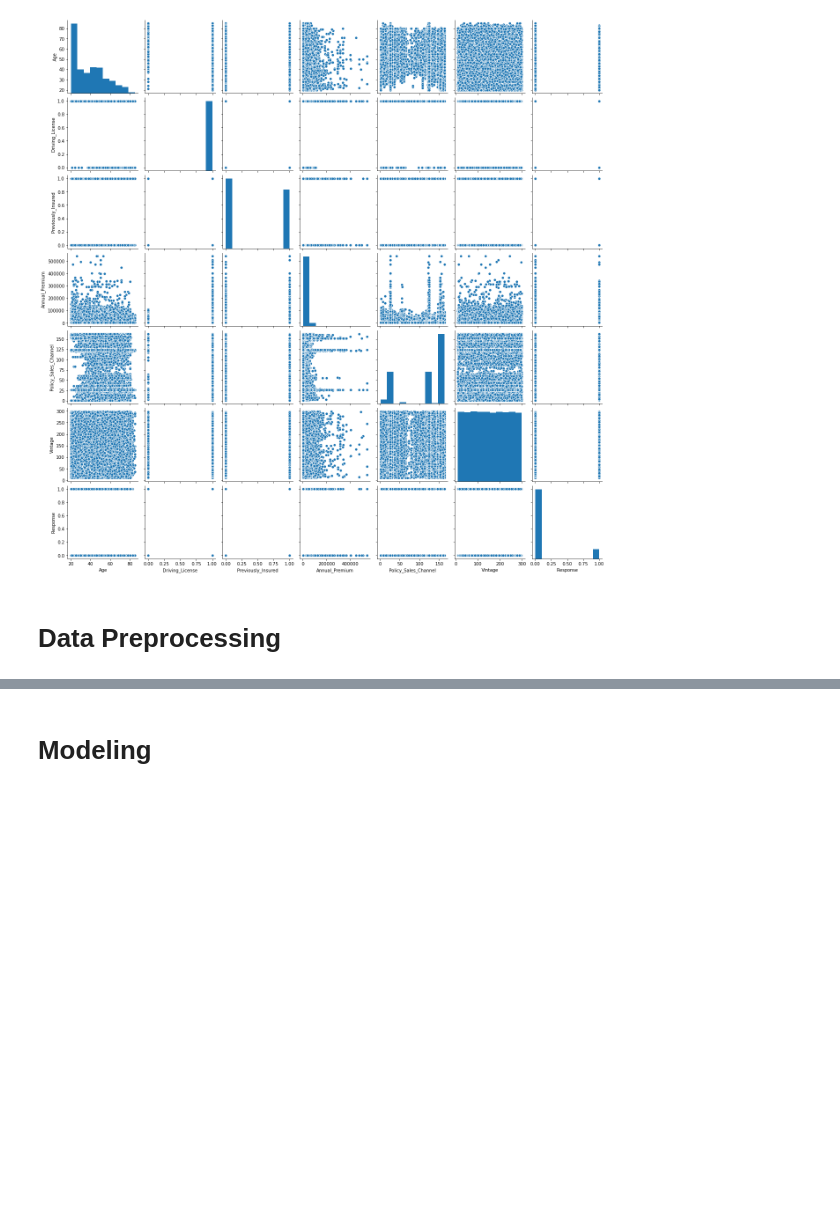
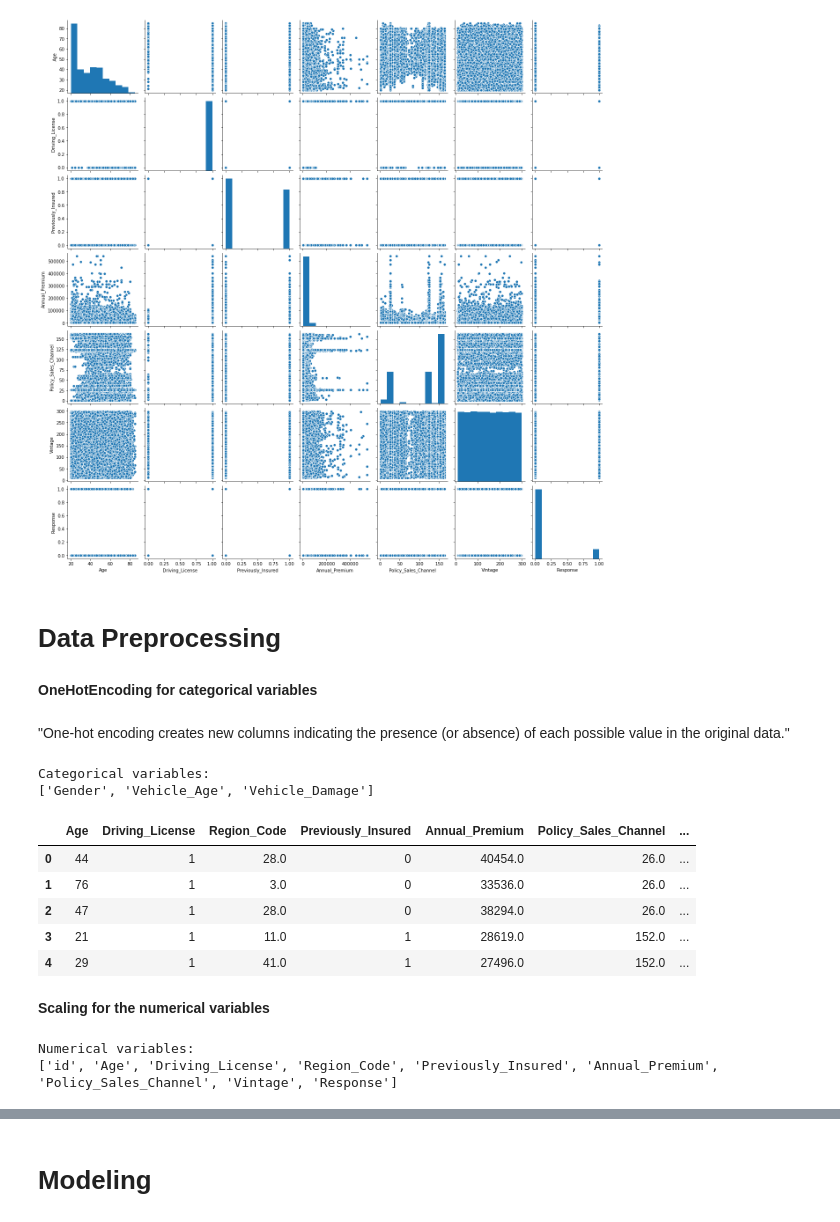
Before and after one commit to svenrr/health-insurance-cross-sell-prediction, a Jupyter notebook: health-insurance-cross-sell-prediction.ipynb, the cells around one changed output, grey strips where cells are left out. Drawn from its saved outputs; the diff is of its cells as text; code cells hidden in the pictures; blank space fills up the shorter version.

```diff
--- a/health-insurance-cross-sell-prediction.ipynb
+++ b/health-insurance-cross-sell-prediction.ipynb
@@ -284,3 +310,17 @@ sns.pairplot(df.drop(["id","Region_Code"], axis=1));
 [figure]
 # %% [markdown]
 # Data Preprocessing
+# %% [markdown]
+**OneHotEncoding for categorical variables**
+# %% [markdown]
+"One-hot encoding creates new columns indicating the presence (or absence) of each possible value in the original data."
+# %%
+# Get list of categorical variables
+cv = (df.dtypes == 'object')
+obj_cols = list(cv[cv].index)
+
+print("Categorical variables:")
+print(obj_cols)
+# %% [output]
+Categorical variables:
+['Gender', 'Vehicle_Age', 'Vehicle_Damage']
@@ -286,0 +330,29 @@ sns.pairplot(df.drop(["id","Region_Code"], axis=1));
+# %%
+for col in obj_cols:
+    df_gd = pd.get_dummies(df[[col]], prefix=col, drop_first=True)
+    df_gd.astype("int")
+    df = pd.concat([df,df_gd], axis=1)
+
+# Remove the categorical columns -> they are replaced with the new one-hot encoding columns
+df.drop(obj_cols, axis=1, inplace=True)
+df.drop("id", axis=1, inplace=True)
+# %%
+df.head()
+# %% [output]
+|  | Age | Driving_License | Region_Code | Previously_Insured | Annual_Premium | Policy_Sales_Channel | ... |
+| 0 | 44 | 1 | 28.0 | 0 | 40454.0 | 26.0 | ... |
+| 1 | 76 | 1 | 3.0 | 0 | 33536.0 | 26.0 | ... |
+| 2 | 47 | 1 | 28.0 | 0 | 38294.0 | 26.0 | ... |
+| 3 | 21 | 1 | 11.0 | 1 | 28619.0 | 152.0 | ... |
+| 4 | 29 | 1 | 41.0 | 1 | 27496.0 | 152.0 | ... |
+# %% [markdown]
+**Scaling for the numerical variables**
+# %%
+# Get list of numerical variables
+#num_cols = df.drop(object_cols, axis=1)
+
+print("Numerical variables:")
+print(num_cols.columns.to_list())
+# %% [output]
+Numerical variables:
+['id', 'Age', 'Driving_License', 'Region_Code', 'Previously_Insured', 'Annual_Premium', 'Policy_Sales_Channel', 'Vintage', 'Response']
```
Also changed, not shown: parts of 34 cells of this notebook.
